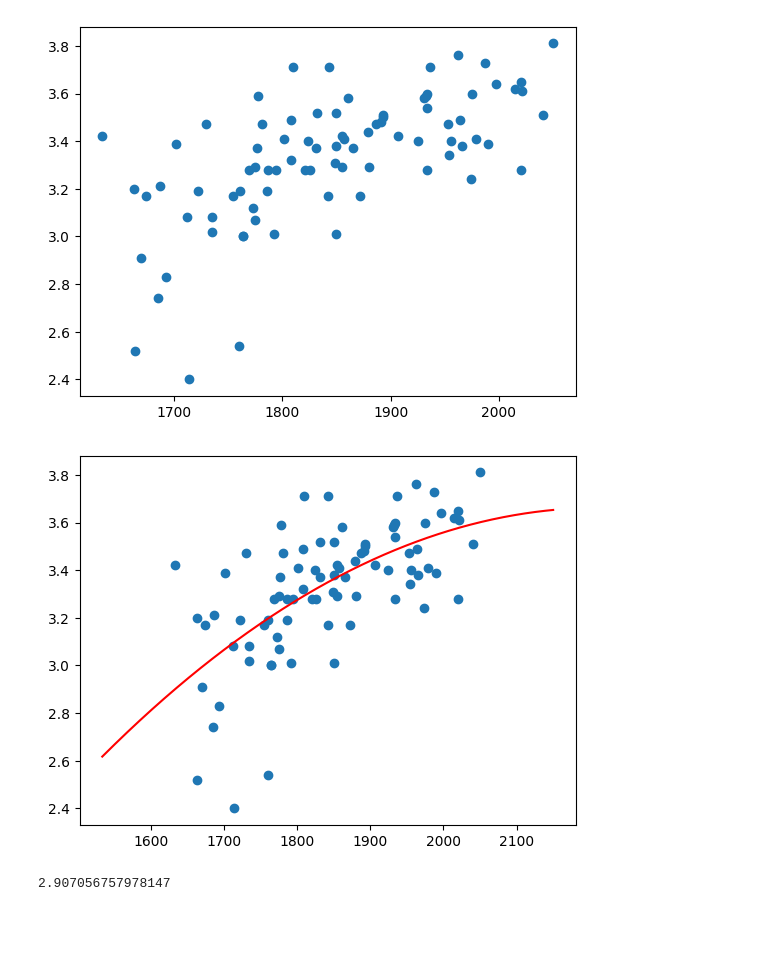
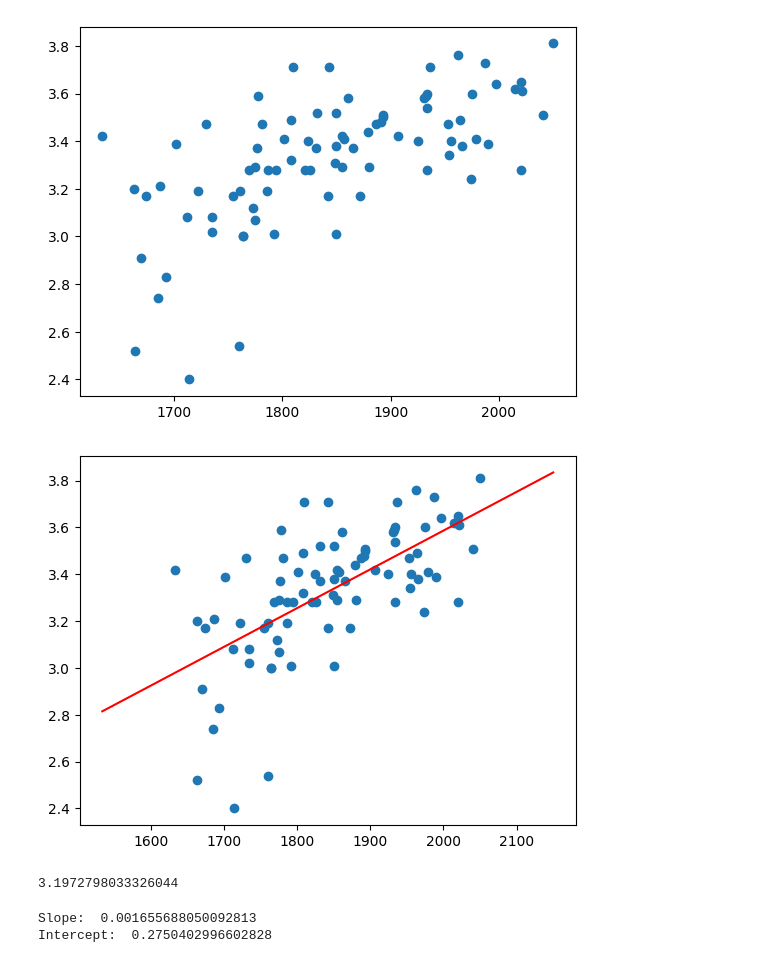
Before and after one commit to manuvikash/ML-Lab, a Jupyter notebook: Quadratic-Curve.ipynb, the cells around one changed output. Drawn from its saved outputs; the diff is of its cells as text; code cells hidden in the pictures; blank space fills up the shorter version.

```diff
--- a/Quadratic-Curve.ipynb
+++ b/Quadratic-Curve.ipynb
@@ -21,15 +21,15 @@ plt.show()
 # %%
 
 #The 2 in the polyfit function is the degree of the polynomial - use 1 for straight line, 2 for quadratic, 3 for cubic, etc.
-model = np.poly1d(np.polyfit(X,Y,2))
+model = np.poly1d(np.polyfit(X,Y,1))
 max_x = np.max(X) + 100
 min_x = np.min(X) - 100
 line = np.linspace(min_x, max_x, 1000)
 plt.scatter(X,Y)
 plt.plot(line, model(line), color='red')
 plt.show()
 # %% [output]
-[figure, old version]
+[figure, new version]
 # %%
 #Sum of Squares Error calculation
 error = 0
@@ -38,4 +38,17 @@ for i in range(len(XTrain)):
 
 error
 # %% [output]
-2.907056757978147
+3.1972798033326044
+# %%
+#To find slope and intercept in straight line fitting,
+x1 = 10
+y1 = model(x1)
+x2 = 20
+y2 = model(x2)
+slope = (y2-y1)/(x2-x1)
+intercept = model(0)
+print("Slope: ", slope)
+print("Intercept: ", intercept)
+# %% [output]
+Slope:  0.001655688050092813
+Intercept:  0.2750402996602828
```
Also changed, not shown: 2 other files.
